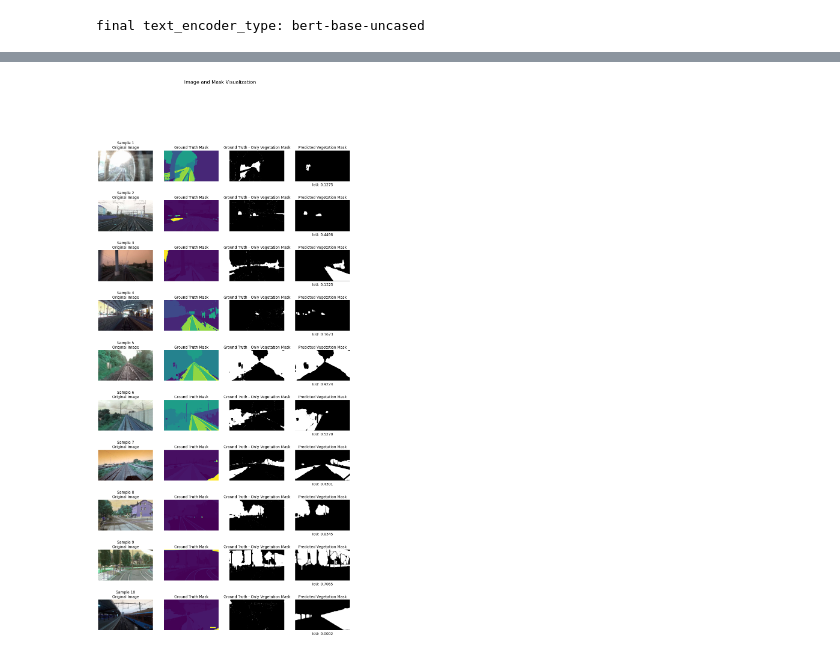
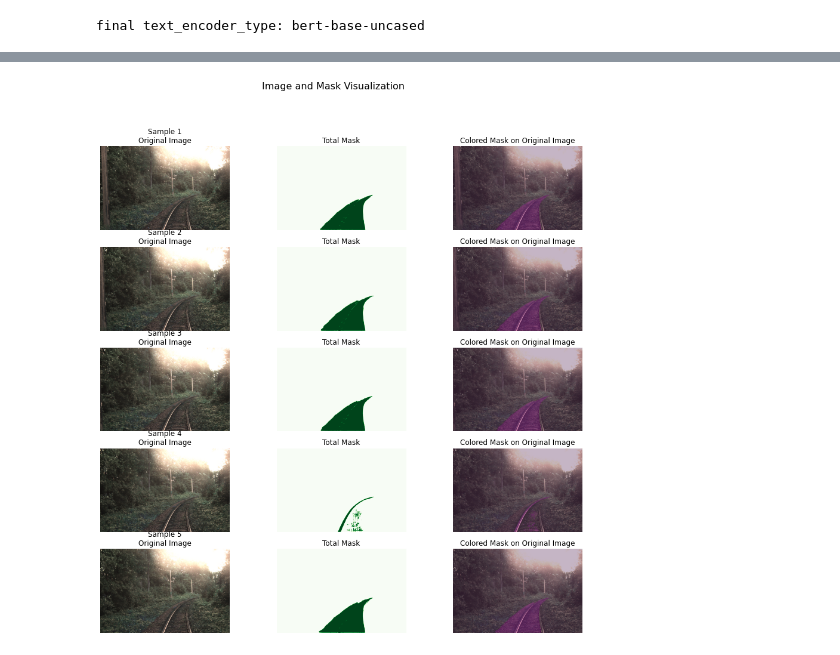
Before and after one commit to Aylin1/Railsem19, a Jupyter notebook: langSAM_modeling_second_dataset.ipynb, the cells around one changed output, grey strips where cells are left out. Cells and saved outputs as stored; diff of their text form; code cells hidden in the pictures.

```diff
--- a/langSAM_modeling_second_dataset.ipynb
+++ b/langSAM_modeling_second_dataset.ipynb
@@ -67,12 +53,0 @@ len(map_files)
-# %%
-for i,j in zip(image_files, map_files):
-    image_path = (jpg_folder+i)
-    label_path = (map_folder+j)
-
-    im_jpg = cv2.imread(image_path, cv2.COLOR_BGR2RGB)
-    im_id_map = cv2.imread(label_path, cv2.IMREAD_GRAYSCALE) #get semantic label map
-
-    plt.imshow(im_jpg)
-    plt.imshow(im_id_map)
-
-    break
@@ -144,3 +76,7 @@ Please run predict() first.
+# %%
+png_folder = r'20_vegetation_squirrel_20.1/rgb_center/'
+# Use the os.listdir function to list the files in the folder
+image_files = os.listdir(png_folder)
 # %%
 box_threshold=0.24
 text_threshold=0.3
@@ -201,0 +153,3 @@ for i,j in zip(image_files, map_files):
+# %%
+inp_path_config_json = r"C:\Users\AylinGülüm\OneDrive - Hochschule für Technik und Wirtschaft Berlin\Desktop\PM Lab\rs19_val\rs19-config.json"
+class_index = json.load(open(inp_path_config_json, 'r'))
@@ -202,50 +166,47 @@ for i,j in zip(image_files, map_files):
 # %%
-import matplotlib.pyplot as plt
-import cv2
-import numpy as np
-from PIL import Image
-from torchvision import transforms
-import tensorflow as tf
+# Function to colorize the mask and map it to the original image
+def get_joined_img(im_jpg, total_mask, lut_bgr, blend_vals=[0.65,0.25,0.1]):
+    total_mask = np.where(total_mask == 1, 1, total_mask)
+    im_id_col = np.zeros((total_mask.shape[0], total_mask.shape[1], 3), np.uint8)
 
-def calculate_iou(ground_mask_veg, sam_mask_veg):
-    intersection = np.logical_and(ground_mask_veg, sam_mask_veg)
-    union = np.logical_or(ground_mask_veg, sam_mask_veg)
-    iou = np.sum(intersection) / np.sum(union)
-    return iou
+    for c in range(3):
+        im_id_col[:,:,c] = lut_bgr[c][total_mask] #apply color coding
+    return (im_jpg*blend_vals[0]+im_id_col*blend_vals[1]).astype(np.uint8) #blend all three data sources
 
-def visualize_pilots(im_jpg_ls, im_id_map_ls, ground_mask_veg_ls, sam_mask_veg_ls):
+
+def visualize_pilots(im_jpg_ls, total_mask_ls):
     num_samples = len(im_jpg_ls)
 
+    if num_samples == 0:
+        print("No samples to visualize.")
+        return
+
     # Set the number of columns for subplots
-    num_cols = 4
+    num_cols = 3
 
-    fig, axs = plt.subplots(num_samples, num_cols, figsize=(15, 3 * num_samples))
+    # Adjust the number of rows to be at least 1
+    num_rows = max(1, num_samples)
+
+    fig, axs = plt.subplots(num_rows, num_cols, figsize=(15, 3 * num_rows))
     fig.suptitle("Image and Mask Visualization", fontsize=16)
 
     for i in range(num_samples):
         axs[i, 0].imshow(im_jpg_ls[i])
         axs[i, 0].set_title(f"Sample {i + 1}\nOriginal Image")
         axs[i, 0].axis("off")
 
-        axs[i, 1].imshow(im_id_map_ls[i], cmap="viridis")
-        axs[i, 1].set_title("Ground Truth Mask")
+        axs[i, 1].imshow(total_mask_ls[i].numpy(), cmap="Greens")
+        axs[i, 1].set_title("Total Mask")
         axs[i, 1].axis("off")
 
-        axs[i, 2].imshow(ground_mask_veg_ls[i], cmap="gray")
-        axs[i, 2].set_title("Ground Truth - Only Vegetation Mask")
+        sam_mask = get_joined_img(im_jpg_ls[i], total_mask_ls[i], lut_bgr, blend_vals=[0.65,0.25,0.1])
+        axs[i, 2].imshow(sam_mask)
+        axs[i, 2].set_title("Colored Mask on Original Image")
         axs[i, 2].axis("off")
-
-        sam_mask_veg = sam_mask_veg_ls[i]
-        axs[i, 3].imshow(sam_mask_veg, cmap="gray")
-        axs[i, 3].set_title("Predicted Vegetation Mask")
-        axs[i, 3].axis("off")
-
-        iou = calculate_iou(ground_mask_veg_ls[i], sam_mask_veg)
-        axs[i, 3].text(0.5, -0.15, f"IoU: {iou:.4f}", size=12, ha="center", transform=axs[i, 3].transAxes)
 
     plt.show()
 
 # Call the function with your lists
-visualize_pilots(im_jpg_ls, im_id_map_ls, ground_mask_veg_ls, sam_mask_veg_ls)
+visualize_pilots(im_jpg_ls, total_mask_ls)
 # %% [output]
-[figure, old version]
+[figure, new version]
```
Also changed, not shown: parts of 23 cells of this notebook.
